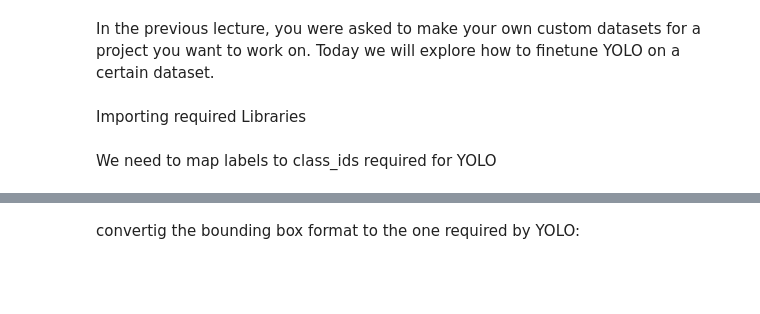
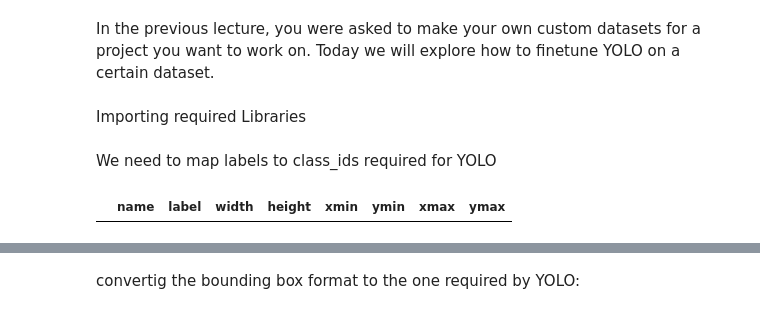
Before and after one commit to MichaelTj02/ComputerVision_Group17, a Jupyter notebook: ComputerVisionProject.ipynb, the cells around one changed output, grey strips where cells are left out. Cells and saved outputs as stored; diff of their text form; code cells hidden in the pictures; blank space fills up the shorter version.

```diff
--- a/ComputerVisionProject.ipynb
+++ b/ComputerVisionProject.ipynb
@@ -45 +69,9 @@ We need to map labels to class_ids required for YOLO
+# %%
+import pandas as pd
+train_df = pd.DataFrame(df)
+val_df=pd.DataFrame(df2)
+#df1.head()
+val_df.head()
+# %% [output]
+|  | name | label | width | height | xmin | ymin | xmax | ymax |
 # %%
```
Also changed, not shown: parts of 11 cells of this notebook.
